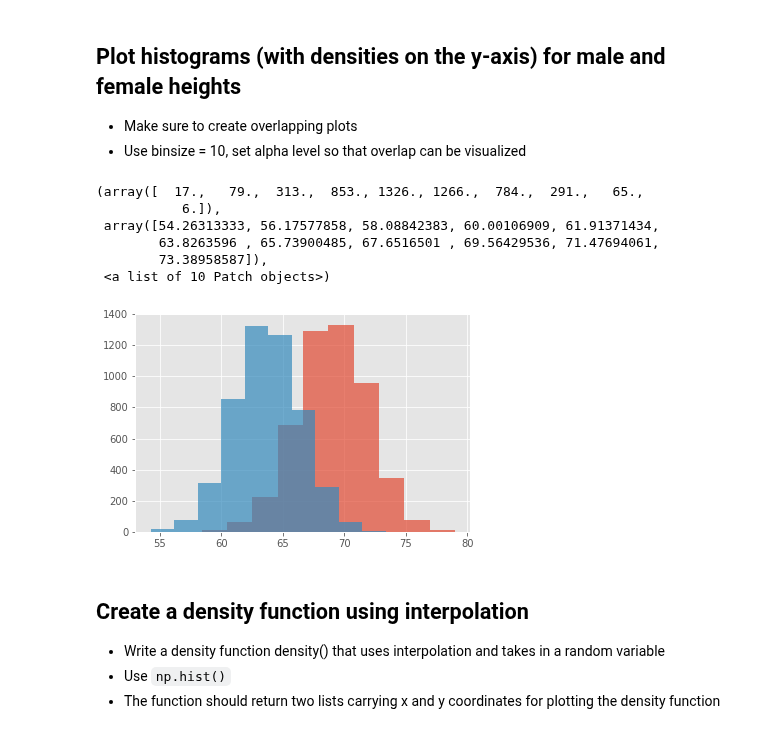
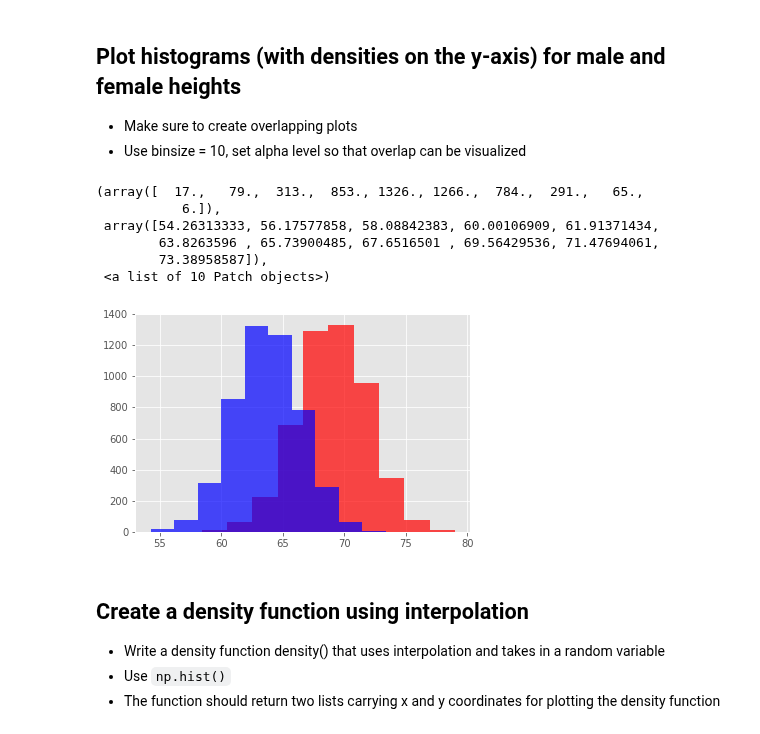
Before and after one commit to jmt0221/probability-density-functions-lab-nyc-ds-082619, a Jupyter notebook: index.ipynb, the cells around one changed output. Drawn from its saved outputs; the diff is of its cells as text; code cells hidden in the pictures.

```diff
--- a/index.ipynb
+++ b/index.ipynb
@@ -71,17 +71,17 @@ female_df
 # %%
 # Your code here
 fig, ax = plt.subplots()
 
 ax.hist(x=male_df['Height'],alpha=0.7,bins=10,color='red')
-ax.hist(x=female_df['Height'],alpha = 0.7, bins=10)
+ax.hist(x=female_df['Height'],alpha = 0.7, bins=10,color='blue')
 # %% [output]
 (array([  17.,   79.,  313.,  853., 1326., 1266.,  784.,  291.,   65.,
            6.]),
  array([54.26313333, 56.17577858, 58.08842383, 60.00106909, 61.91371434,
         63.8263596 , 65.73900485, 67.6516501 , 69.56429536, 71.47694061,
         73.38958587]),
  <a list of 10 Patch objects>)
-[figure, old version]
+[figure, new version]
 # %%
 # Record your observations - are these inline with your personal observations?
 # %% [markdown]
```
